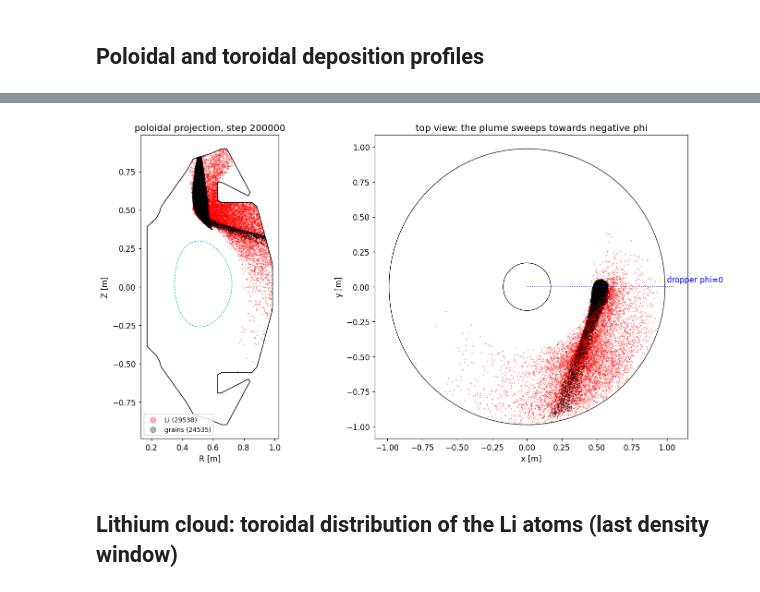
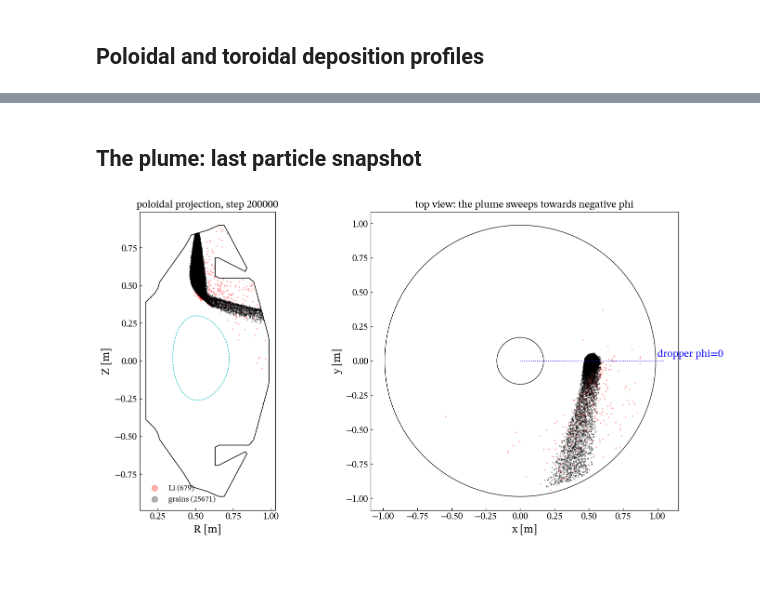
Before and after one commit to ORNL-Fusion/OpenEdge, a Jupyter notebook: examples/workflows/particulates/st40_lithium_powder_dropper/openedge/3d/notebooks/st40_3d_landing.ipynb, the cells around one changed output, grey strips where cells are left out. Cells and saved outputs as stored; diff of their text form; code cells hidden in the pictures.

```diff
--- a/examples/workflows/particulates/st40_lithium_powder_dropper/openedge/3d/notebooks/st40_3d_landing.ipynb
+++ b/examples/workflows/particulates/st40_lithium_powder_dropper/openedge/3d/notebooks/st40_3d_landing.ipynb
@@ -24,8 +19,8 @@ import pyvista as pv
 CASE = Path.cwd().resolve()
 if CASE.name == "notebooks":
     CASE = CASE.parent
-OUT = CASE / "output"
-LOG = CASE / "output/stdout.openedge"
+OUT = CASE / "runs/s200000_n64_5305"
+LOG = CASE / "runs/s200000_n64_5305.log"
 STEADY_FROM = 120000
 STEADY_TO = 200000
 DT = 2.0e-6                       # s per step
@@ -44,7 +39,13 @@ if CASE_JSON.exists():
     cj = json.load(open(CASE_JSON))
     NWEIGHT = float(cj.get("nweight", NWEIGHT)); ATOMS_PER_GRAIN = float(cj.get("atoms_per_grain", ATOMS_PER_GRAIN)); FEED = float(cj.get("feed", FEED))
     print("matrix case:", cj)
-plt.rcParams.update({"font.size": 11, "figure.dpi": 110})
+plt.rcParams.update({
+    "font.family": "serif", "font.serif": ["STIX Two Text", "STIXGeneral", "DejaVu Serif"],
+    "mathtext.fontset": "stix", "font.size": 15, "axes.labelsize": 16, "axes.titlesize": 15,
+    "xtick.labelsize": 13, "ytick.labelsize": 13, "legend.fontsize": 11,
+    "xtick.direction": "in", "ytick.direction": "in", "legend.frameon": False,
+    "figure.dpi": 110, "savefig.dpi": 220,
+})
 print("reading", OUT, LOG.name)
 
 def read_loop(path):
@@ -241,17 +211,0 @@ every particle state for grains inside it.
-# %%
-core_path = MplPath(CORE)
-sfiles = sorted(glob.glob(str(OUT / "state.*.vtu")), key=lambda p: int(re.findall(r"\d+", p)[-1]))
-rows = []
-for f in sfiles:
-    m = pv.read(f); P = np.asarray(m.points); typ = np.asarray(m["type"])
-    g = P[typ == 1]
-    if len(g) == 0: rows.append((int(re.findall(r"\d+", f)[-1]), 0, 0, np.nan, np.nan, np.nan, np.nan, np.nan)); continue
-    R = np.hypot(g[:, 0], g[:, 1]); phi = np.degrees(np.arctan2(g[:, 1], g[:, 0]))
-    inside = core_path.contains_points(np.column_stack([R, g[:, 2]]))
-    d = np.min(np.hypot(R[:, None] - CORE[None, :, 0], g[:, 2][:, None] - CORE[None, :, 1]), axis=1)
-    rows.append((int(re.findall(r"\d+", f)[-1]), len(g), inside.sum(), d.min(), np.percentile(phi, 1), np.median(phi), np.percentile(phi, 99), g[:, 2].min()))
-print(" step   grains  in_core  min_dist_to_core[m]  phi 1% / median / 99% [deg]  Zmin[m]")
-for r in rows:
-    print(f"{r[0]:>6d} {r[1]:>8d} {r[2]:>8d} {r[3]:>14.3f}        {r[4]:>6.1f} / {r[5]:>6.1f} / {r[6]:>6.1f}      {r[7]:+.3f}")
-total_in = sum(r[2] for r in rows)
-print("RESULT: no grain observed inside the core contour at any saved snapshot (every ndump steps)" if total_in == 0 else f"RESULT: {total_in} grain samples inside the core contour: extrapolate the background into the core or restore the core torus")
@@ -276,18 +212,19 @@ RESULT: no grain observed inside the core contour at any saved snapshot (every n
+# %% [markdown]
+## The plume: last particle snapshot
 # %%
+sfiles = sorted(glob.glob(str(OUT / "state.*.vtu")), key=lambda p: int(re.findall(r"\d+", p)[-1]))
 m = pv.read(sfiles[-1]); P = np.asarray(m.points); typ = np.asarray(m["type"])
 g, li = P[typ == 1], P[typ == 2]
 fig, ax = plt.subplots(1, 2, figsize=(14, 7))
 ax[0].plot(*np.vstack([WALL, WALL[:1]]).T, "k-", lw=1); ax[0].plot(*np.vstack([CORE, CORE[:1]]).T, "c--", lw=0.8)
 ax[0].scatter(np.hypot(li[:, 0], li[:, 1]), li[:, 2], s=1, c="r", alpha=0.3, label=f"Li ({len(li)})")
 ax[0].scatter(np.hypot(g[:, 0], g[:, 1]), g[:, 2], s=1, c="k", alpha=0.3, label=f"grains ({len(g)})")
-ax[0].set(xlabel="R [m]", ylabel="Z [m]", aspect="equal", title=f"poloidal projection, step {steps[-1]}"); ax[0].legend(markerscale=8, fontsize=9)
+ax[0].set(xlabel="R [m]", ylabel="Z [m]", aspect="equal", title=f"poloidal projection, step {steps[-1]}"); ax[0].legend(markerscale=8)
 th = np.linspace(0, 2 * np.pi, 361)
 for r in (WALL[:, 0].min(), WALL[:, 0].max()): ax[1].plot(r * np.cos(th), r * np.sin(th), "k-", lw=0.8)
 ax[1].scatter(li[:, 0], li[:, 1], s=1, c="r", alpha=0.3); ax[1].scatter(g[:, 0], g[:, 1], s=1, c="k", alpha=0.3)
 ax[1].plot([0, 1.05], [0, 0], "b:", lw=1); ax[1].text(1.0, 0.03, "dropper phi=0", color="b")
 ax[1].set(xlabel="x [m]", ylabel="y [m]", aspect="equal", title="top view: the plume sweeps towards negative phi")
 plt.tight_layout(); plt.show()
 # %% [output]
-[figure, old version]
+[figure, new version]
-# %% [markdown]
-## Lithium cloud: toroidal distribution of the Li atoms (last density window)
```
Also changed, not shown: parts of 16 cells of this notebook, 5 other files.
